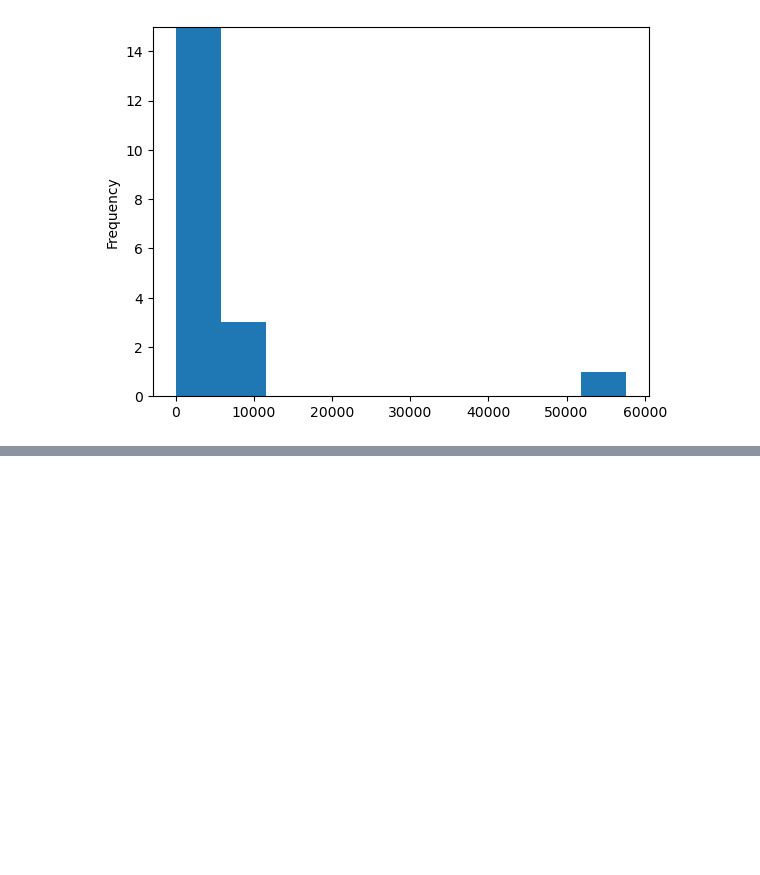
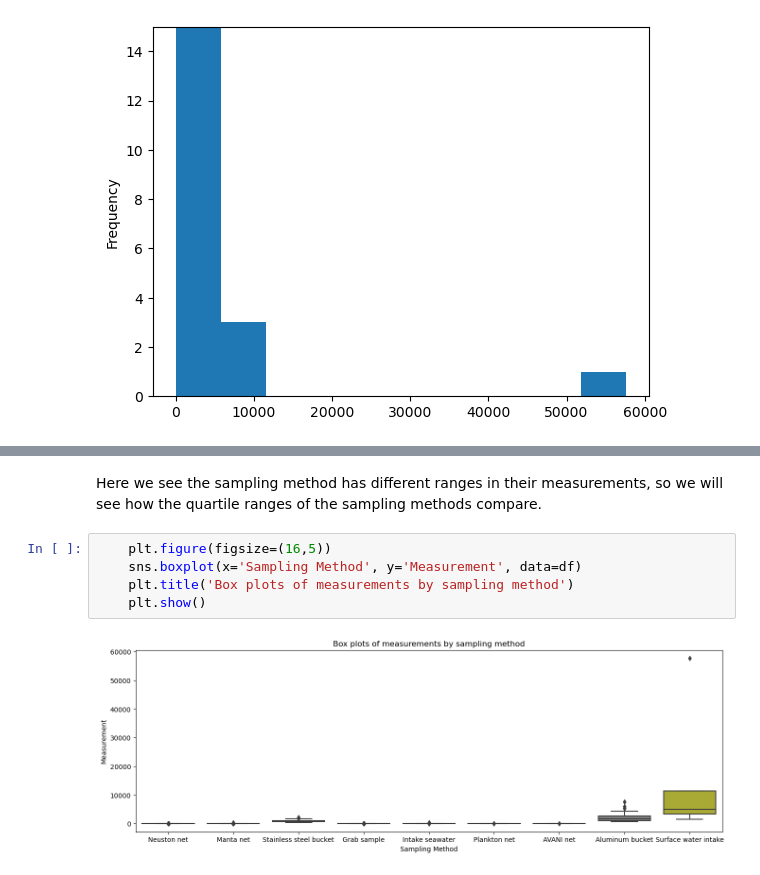
Before and after one commit to DerikVo/DSI_project_4_MIcroplastics, a Jupyter notebook: Code/Derik_EDA.ipynb, the cells around one changed output, grey strips where cells are left out. Drawn from its saved outputs; the diff is of its cells as text; blank space fills up the shorter version.

Commit message:
Looked at mesurments by sampling method

```diff
--- a/Code/Derik_EDA.ipynb
+++ b/Code/Derik_EDA.ipynb
@@ -200,0 +230,9 @@ df['Measurement'][df['Measurement']>1].plot(kind='hist')
+# %% [markdown]
+Here we see the sampling method has different ranges in their measurements, so we will see how the quartile ranges of the sampling methods compare.
+# %%
+    plt.figure(figsize=(16,5))
+    sns.boxplot(x='Sampling Method', y='Measurement', data=df)
+    plt.title('Box plots of measurements by sampling method')
+    plt.show()
+# %% [output]
+[figure, added]
```
Also changed, not shown: parts of 5 cells of this notebook.
